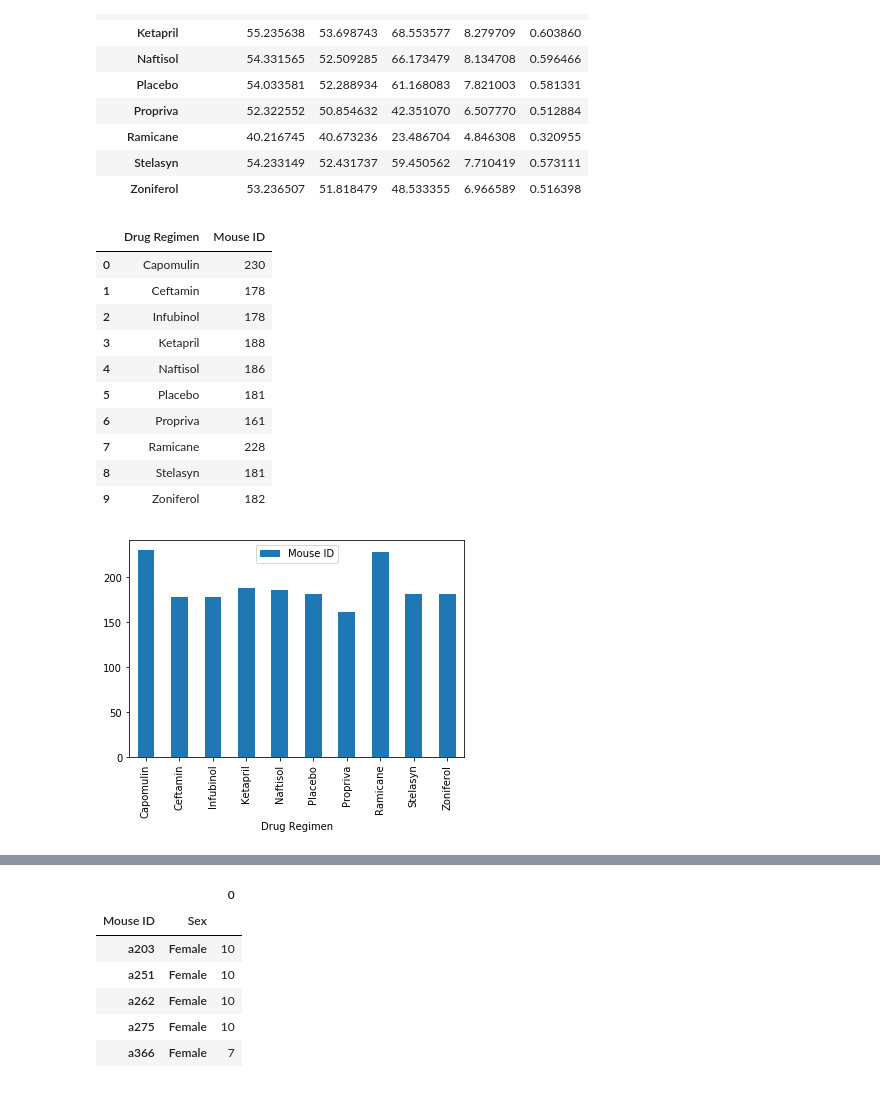
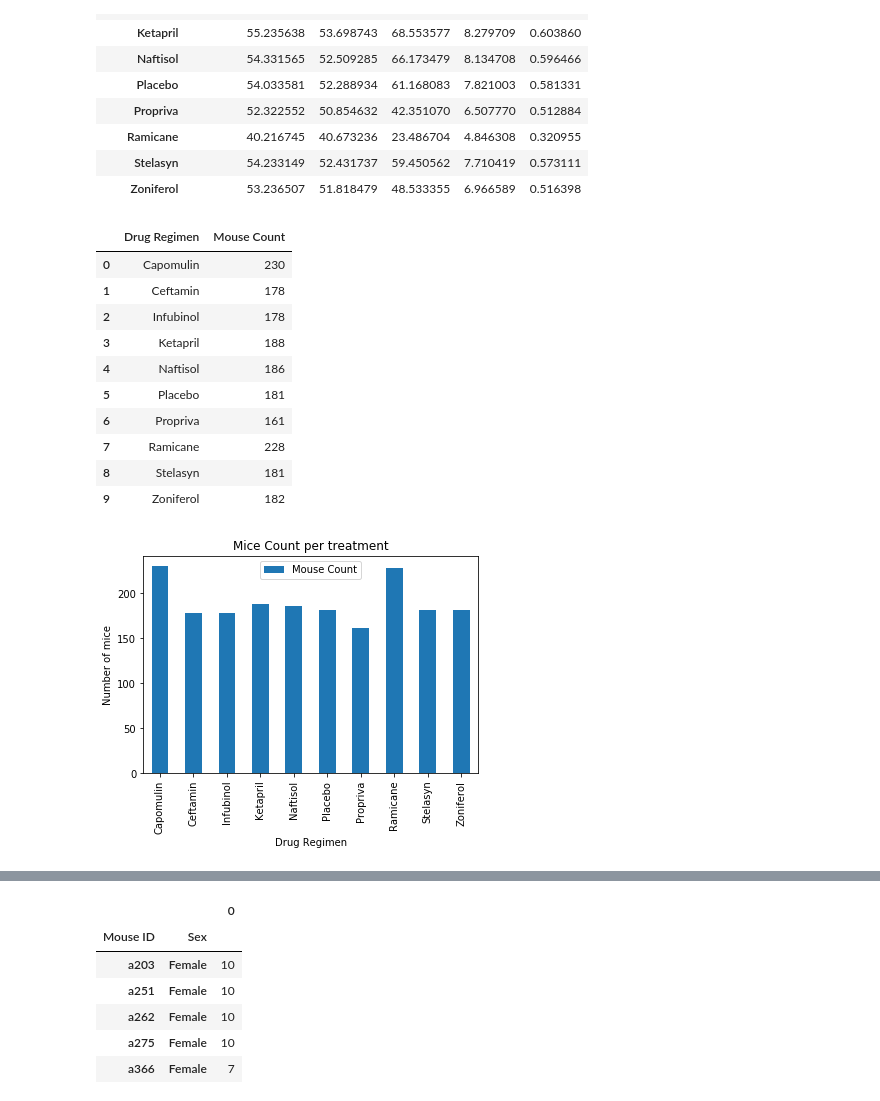
Before and after one commit to gussiepoole/Matplotlib-homework, a Jupyter notebook: MatPlotLib HW.ipynb, the cells around one changed output, grey strips where cells are left out. Cells and saved outputs as stored; diff of their text form; code cells hidden in the pictures.

```diff
--- a/MatPlotLib HW.ipynb
+++ b/MatPlotLib HW.ipynb
@@ -153,10 +153,10 @@ agg_df
 # %%
 mousecount_df= pd.DataFrame({"Drug Regimen":
                              ["Capomulin", "Ceftamin", "Infubinol", "Ketapril", "Naftisol", "Placebo", "Propriva","Ramicane", "Stelasyn", "Zoniferol"],
-                              "Mouse ID": [230, 178, 178, 188, 186, 181, 161, 228, 181, 182] })
+                              "Mouse Count": [230, 178, 178, 188, 186, 181, 161, 228, 181, 182] })
 mousecount_df
 # %% [output]
-|  | Drug Regimen | Mouse ID |
+|  | Drug Regimen | Mouse Count |
 | 0 | Capomulin | 230 |
 | 1 | Ceftamin | 178 |
 | 2 | Infubinol | 178 |
@@ -168,11 +168,11 @@ mousecount_df
 | 8 | Stelasyn | 181 |
 | 9 | Zoniferol | 182 |
 # %%
-#Create the first bar chart with the Pandas DataFrame.plot method
-mouse_count_df = mousecount_df.plot.bar(x="Drug Regimen",y="Mouse ID")
-plt.ylabel= ("Number of mice")
-plt.title= ("Mice Count per treatment")
+#Create the first bar chart with the Pandas DataFrame.plot method for mice for each drug
+mouse_count_df = mousecount_df.plot.bar(x="Drug Regimen",y="Mouse Count")
+plt.ylabel("Number of mice")
+plt.title("Mice Count per treatment")
 plt.show()
 # %% [output]
-[figure, old version]
+[figure, new version]
 # %%
```
Also changed, not shown: parts of 16 cells of this notebook.
